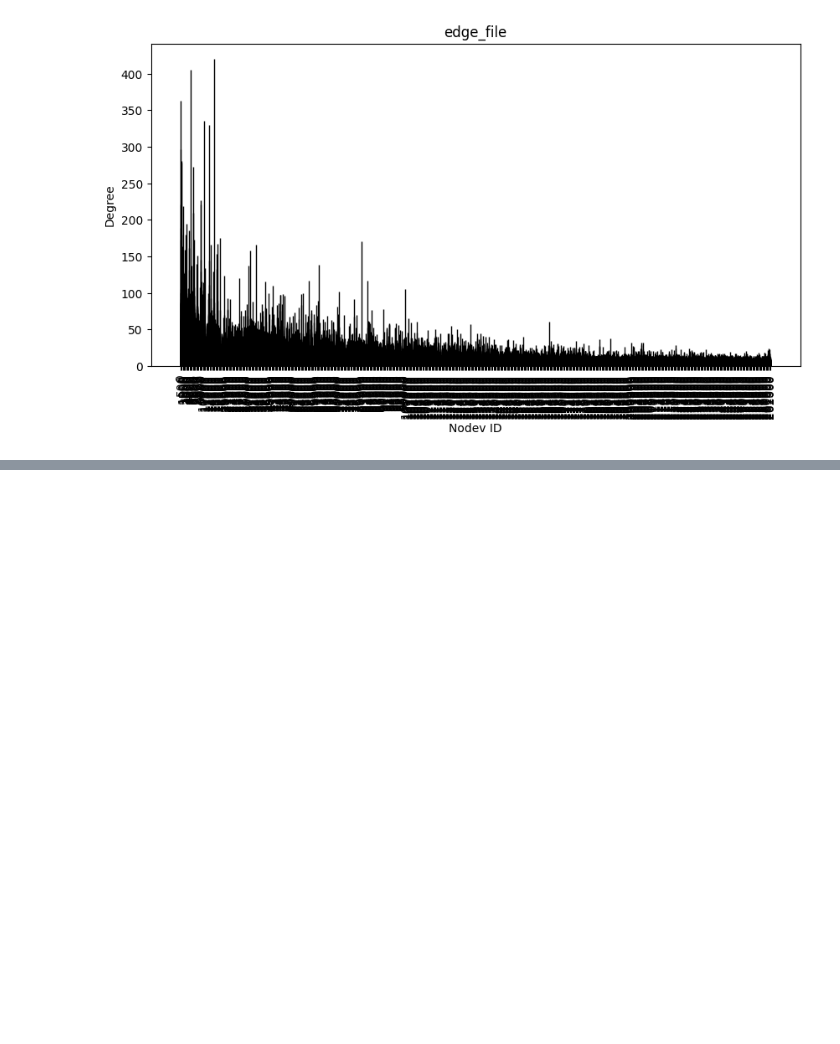
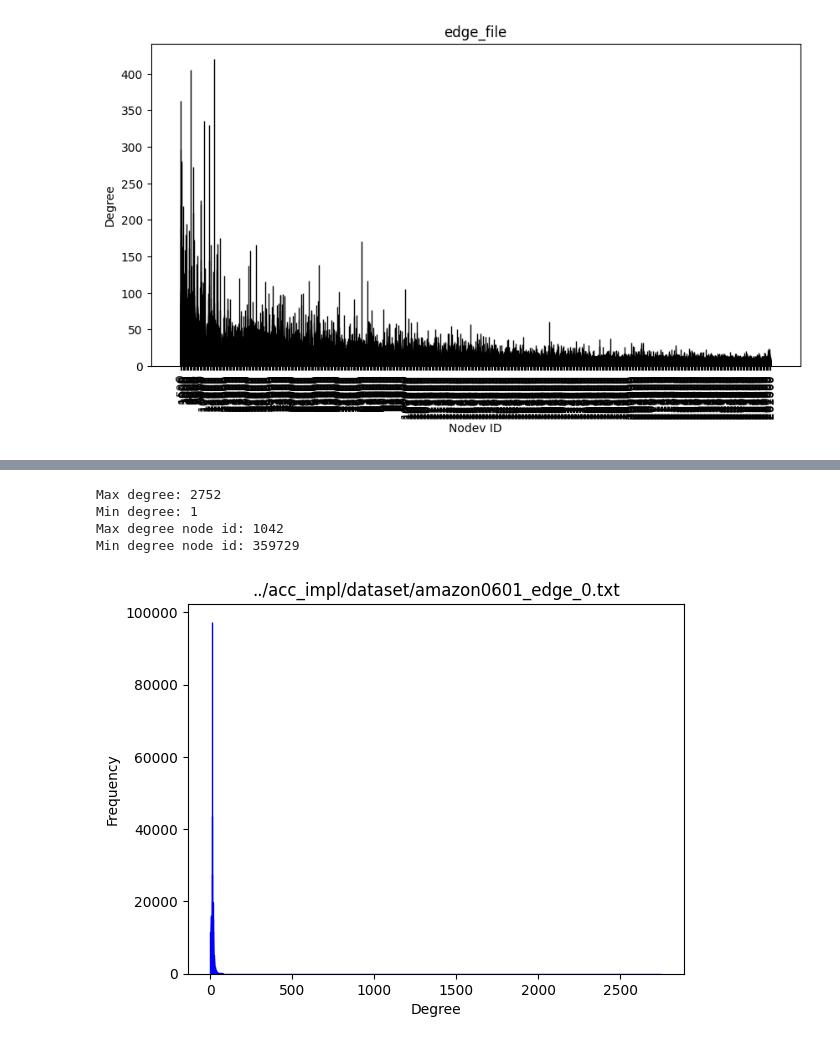
Before and after one commit to microideax/TCOperator, a Jupyter notebook: py_model/degreeAnalysis.ipynb, the cells around one changed output, grey strips where cells are left out. Saved outputs shown, nothing was run; the diff lists cells and outputs as text; code cells hidden in the pictures; blank space fills up the shorter version.

```diff
--- a/py_model/degreeAnalysis.ipynb
+++ b/py_model/degreeAnalysis.ipynb
@@ -74,2 +86,8 @@ plot_node_degrees('../acc_impl/dataset/amazon0302_edge_0.txt')
 # %%
-plot_degree_distribution('./dataset/facebook_combined_edge_0.txt')
+plot_degree_distribution('../acc_impl/dataset/amazon0601_edge_0.txt')
+# %% [output]
+Max degree: 2752
+Min degree: 1
+Max degree node id: 1042
+Min degree node id: 359729
+[figure, added]
```
Also changed, not shown: parts of 10 cells of this notebook, 2 other files.
